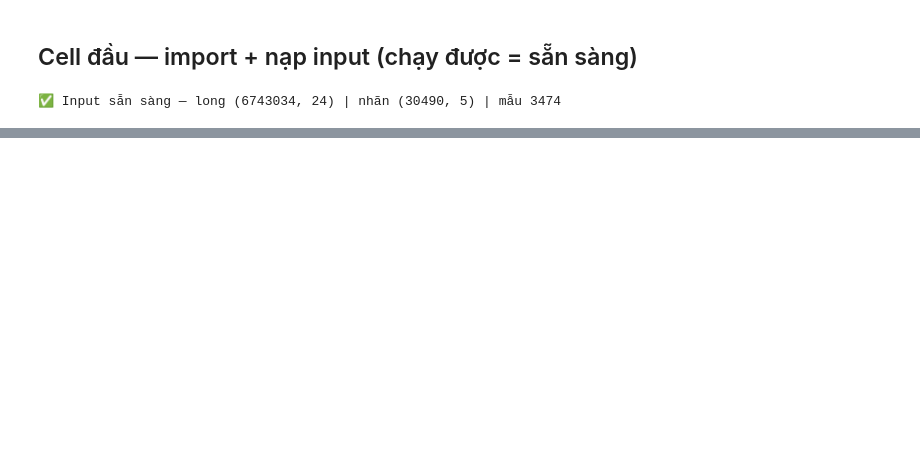
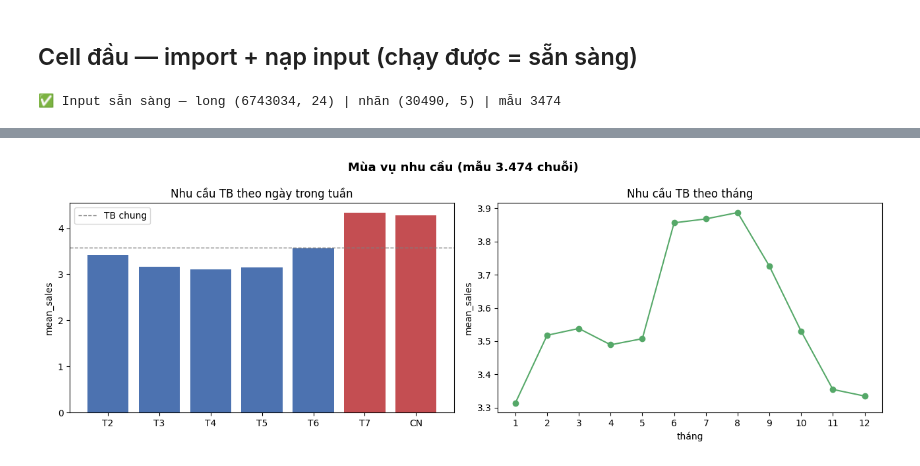
Before and after one commit to DuyKhanh162/m5-intermittent-forecasting, a Jupyter notebook: notebooks/P2.ipynb, the cells around one changed output, grey strips where cells are left out. Saved outputs shown, nothing was run; the diff lists cells and outputs as text; code cells hidden in the pictures; blank space fills up the shorter version.

```diff
--- a/notebooks/P2.ipynb
+++ b/notebooks/P2.ipynb
@@ -101,0 +155,22 @@ plt.show()
+# %%
+# 2.2 Mùa vụ: theo ngày trong tuần và theo tháng
+day_order = [3, 4, 5, 6, 7, 1, 2]           # M5: wday 1=T7,2=CN,3=T2..7=T6 → xếp lại T2..CN
+day_lab   = ["T2", "T3", "T4", "T5", "T6", "T7", "CN"]
+sw = long.groupby("wday")["sales"].mean().reindex(day_order)
+sm = long.groupby("month")["sales"].mean()
+season_wday  = pd.DataFrame({"weekday": day_lab, "mean_sales": sw.values})
+season_month = sm.rename_axis("month").reset_index(name="mean_sales")
+
+fig, ax = plt.subplots(1, 2, figsize=(13, 4.5))
+wcol = ["#C44E52" if d in ("T7", "CN") else "#4C72B0" for d in day_lab]
+ax[0].bar(day_lab, sw.values, color=wcol)
+ax[0].set_title("Nhu cầu TB theo ngày trong tuần"); ax[0].set_ylabel("mean_sales")
+ax[0].axhline(long["sales"].mean(), ls="--", color="gray", lw=1, label="TB chung")
+ax[0].legend()
+ax[1].plot(sm.index, sm.values, marker="o", color="#55A868")
+ax[1].set_xticks(range(1, 13)); ax[1].set_title("Nhu cầu TB theo tháng")
+ax[1].set_xlabel("tháng"); ax[1].set_ylabel("mean_sales")
+fig.suptitle("Mùa vụ nhu cầu (mẫu 3.474 chuỗi)", fontsize=13, fontweight="bold")
+fig.tight_layout(); plt.show()
+# %% [output]
+[figure, added]
```
Also changed, not shown: parts of 21 cells of this notebook, 3 other files.
